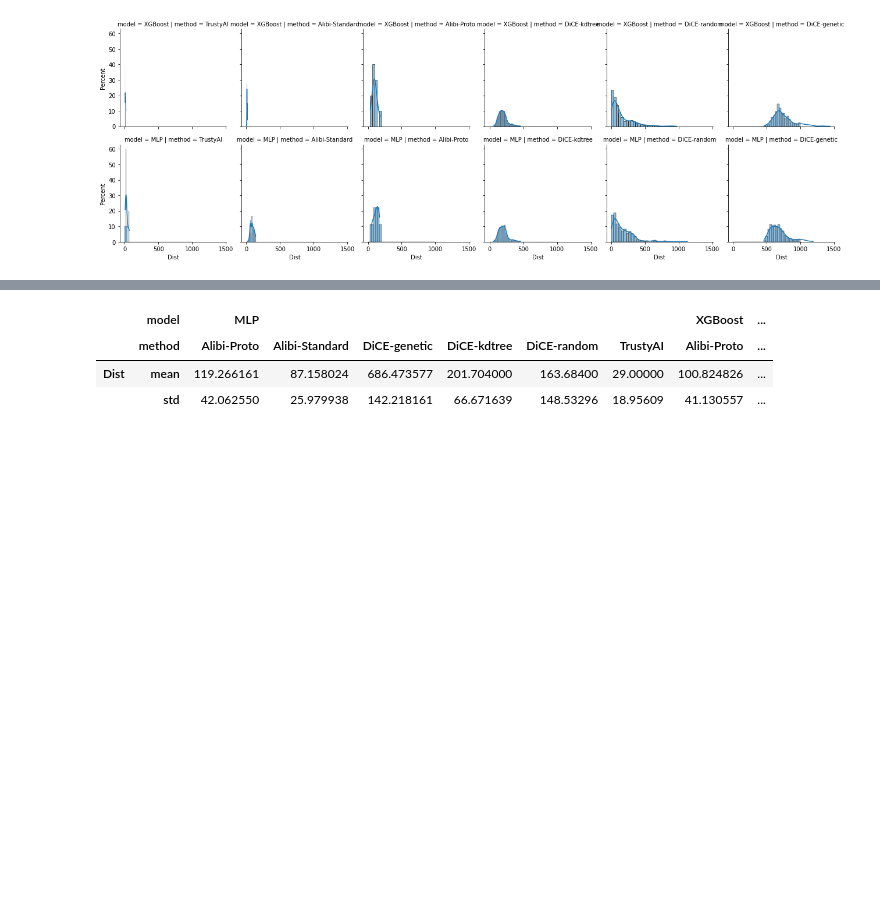
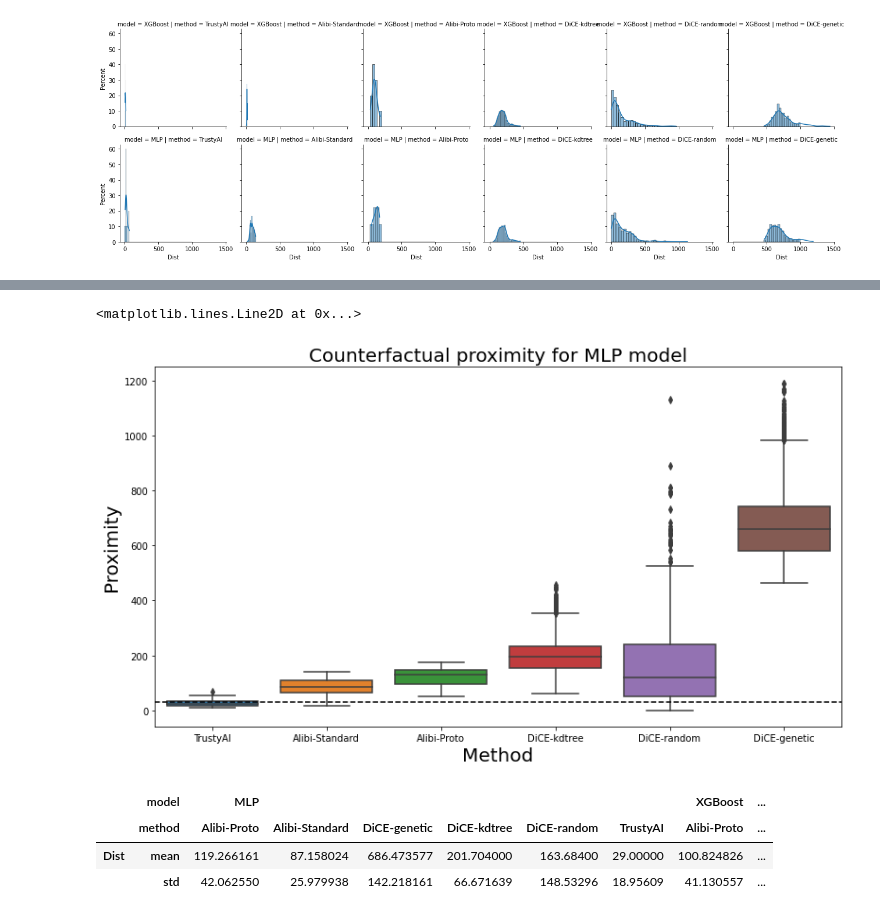
Before and after one commit to ruivieira/experiments, a Jupyter notebook: notebooks/counterfactuals/06-results.ipynb, the cells around one changed output, grey strips where cells are left out. Saved outputs shown, nothing was run; the diff lists cells and outputs as text; code cells hidden in the pictures; blank space fills up the shorter version.

```diff
--- a/notebooks/counterfactuals/06-results.ipynb
+++ b/notebooks/counterfactuals/06-results.ipynb
@@ -127,3 +120,16 @@ Text(0.5, 1.0, 'Counterfactual proximity for MLP model')
+# %%
+plt.figure(figsize=(13,7))
+
+_data = proximity_df[proximity_df.model.eq("MLP")]
+
+p = sns.boxplot(x="method", y="Dist", data=_data)
+p.set_xlabel("Method", fontsize = 20)
+p.set_ylabel("Proximity", fontsize = 20)
+p.set_title("Counterfactual proximity for MLP model", fontsize = 20)
+p.axhline(_data[_data.method.eq("TrustyAI")]["Dist"].mean(), linestyle='--', c="k")
+# %% [output]
+<matplotlib.lines.Line2D at 0x...>
+[figure, added]
 # %%
 proximity_df[['method', 'model', 'Dist']].groupby(['model', 'method']).agg(["mean", "std"]).T
 # %% [output]
```
Also changed, not shown: parts of 7 cells of this notebook.
